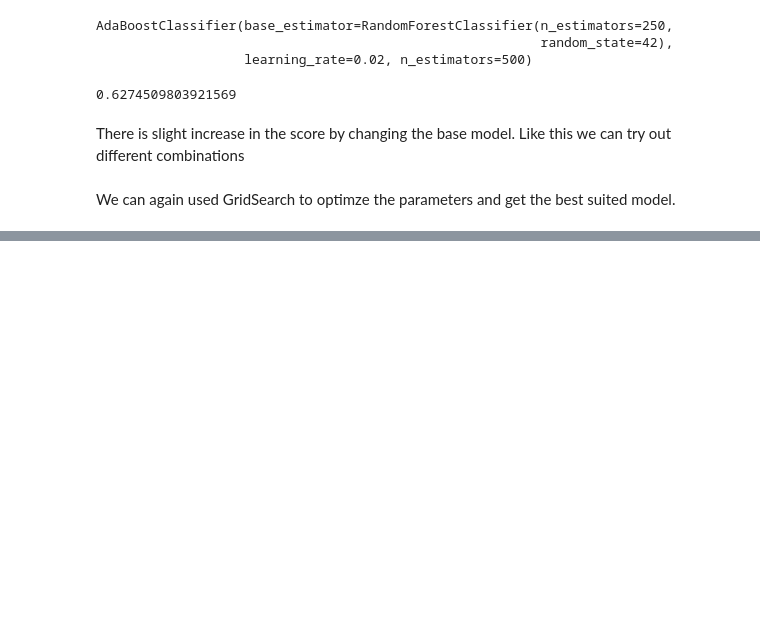
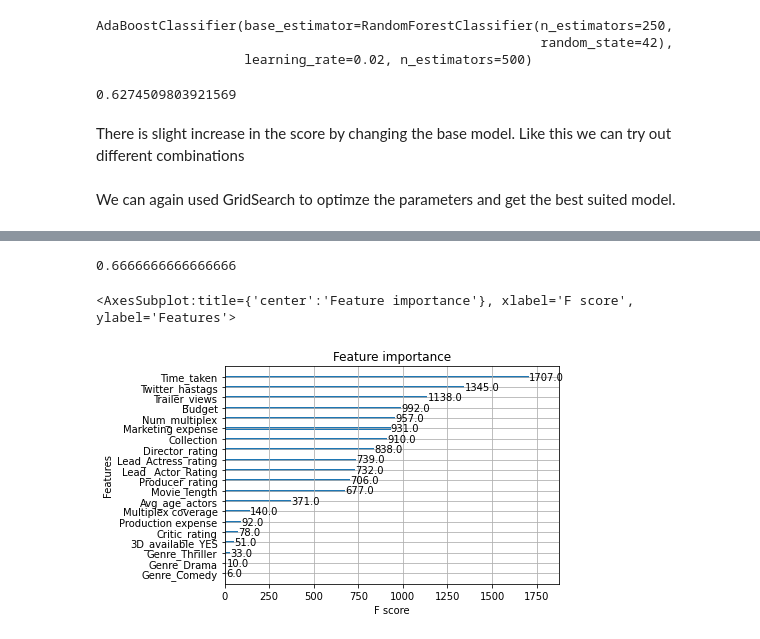
Before and after one commit to morekajal/ML_DL_Udemy, a Jupyter notebook: 09_ensemble_techniques.ipynb, the cells around one changed output, grey strips where cells are left out. Cells and saved outputs as stored; diff of their text form; code cells hidden in the pictures; blank space fills up the shorter version.

```diff
--- a/09_ensemble_techniques.ipynb
+++ b/09_ensemble_techniques.ipynb
@@ -205,0 +217,4 @@ We can again used GridSearch to optimze the parameters and get the best suited m
+# %%
+xgb_clf = xgb.XGBClassifier(max_depth=5, n_estimators=10000, learning_rate=0.3, n_jobs=-1)
+# %%
+xgb_clf.fit(X_train, y_train)
@@ -205,0 +232,9 @@ We can again used GridSearch to optimze the parameters and get the best suited m
+# %%
+accuracy_score(y_test, xgb_clf.predict(X_test))
+# %% [output]
+0.6666666666666666
+# %%
+xgb.plot_importance(xgb_clf)
+# %% [output]
+<AxesSubplot:title={'center':'Feature importance'}, xlabel='F score', ylabel='Features'>
+[figure, added]
```
Also changed, not shown: parts of 12 cells of this notebook.
